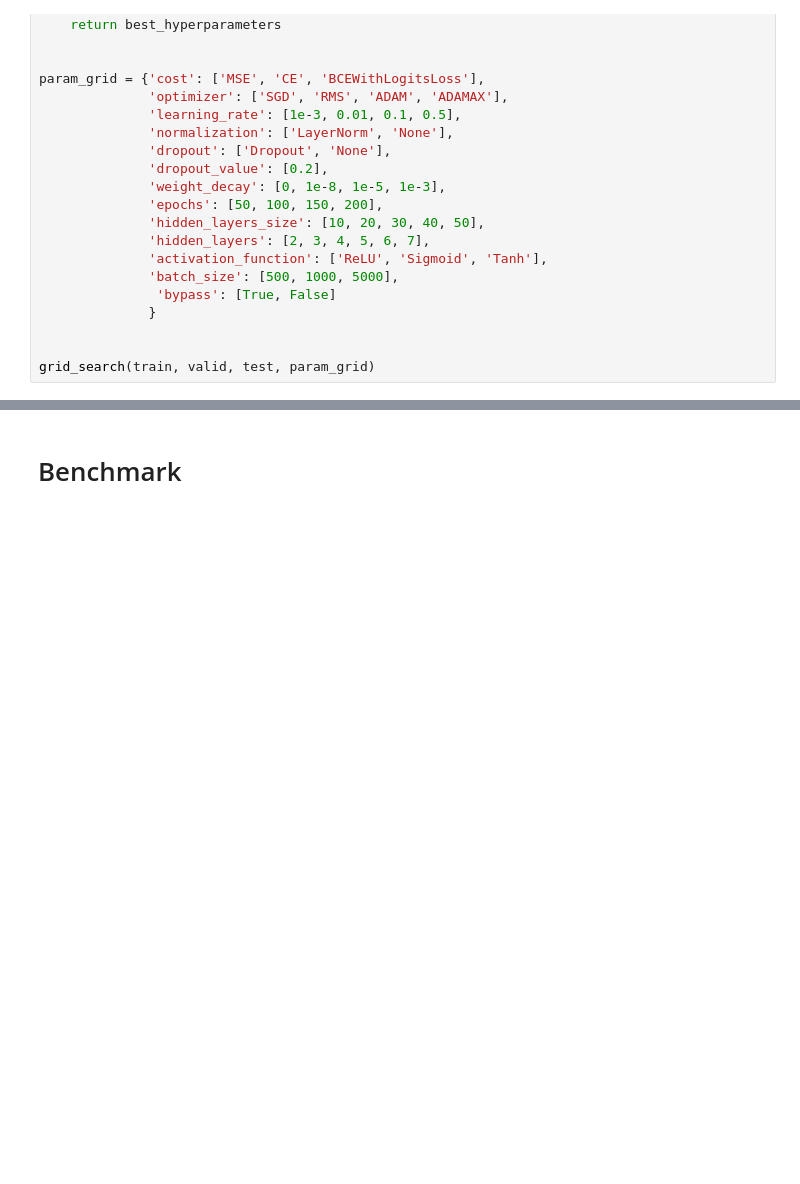
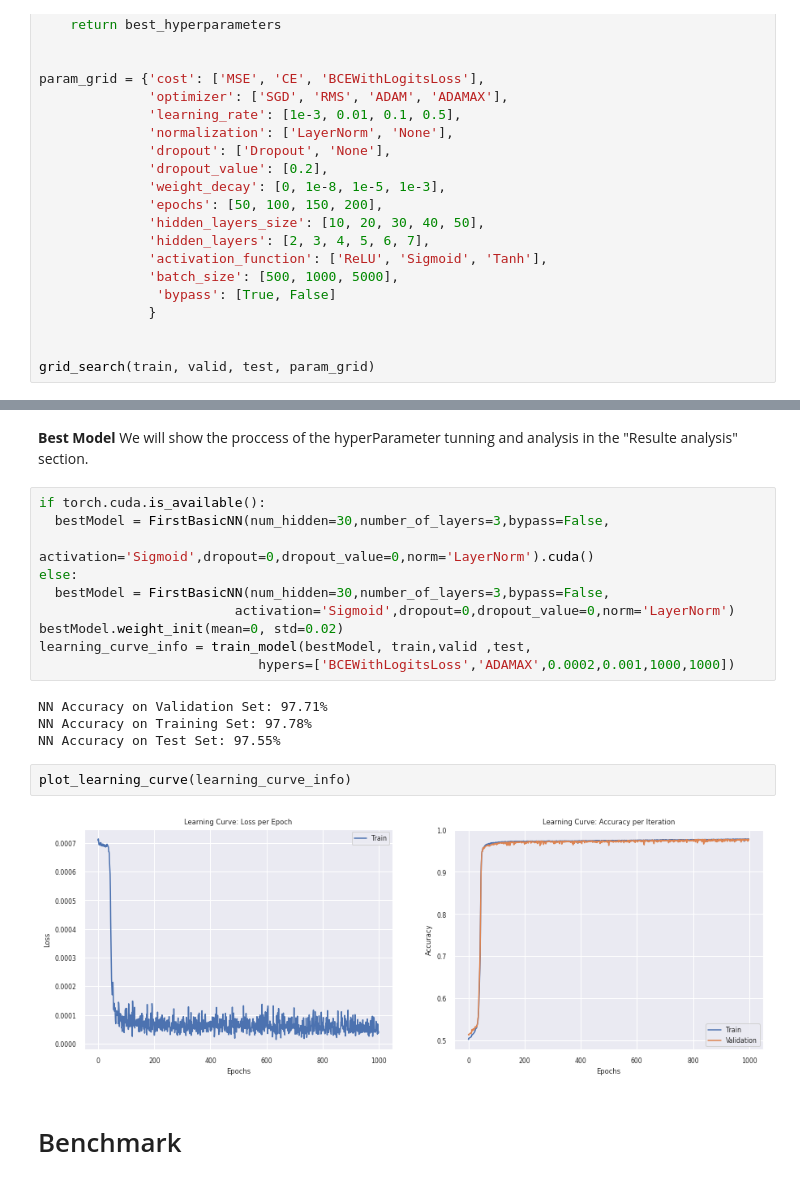
Before and after one commit to tzlilLV97/Deep-Learning-Final-Project, a Jupyter notebook: V2_9.ipynb, the cells around one changed output, grey strips where cells are left out. Saved outputs shown, nothing was run; the diff lists cells and outputs as text; blank space fills up the shorter version.

```diff
--- a/V2_9.ipynb
+++ b/V2_9.ipynb
@@ -816,6 +847,27 @@ param_grid = {'cost': ['MSE', 'CE', 'BCEWithLogitsLoss'],
 grid_search(train, valid, test, param_grid)
 # %% [markdown]
 ![11111111111111111111.png](embedded-picture-1)
+# %% [markdown]
+**Best Model**
+We will show the proccess of the hyperParameter tunning and analysis in the "Resulte analysis" section.
+# %%
+if torch.cuda.is_available():
+  bestModel = FirstBasicNN(num_hidden=30,number_of_layers=3,bypass=False,
+                         activation='Sigmoid',dropout=0,dropout_value=0,norm='LayerNorm').cuda()
+else:
+  bestModel = FirstBasicNN(num_hidden=30,number_of_layers=3,bypass=False,
+                         activation='Sigmoid',dropout=0,dropout_value=0,norm='LayerNorm')
+bestModel.weight_init(mean=0, std=0.02)
+learning_curve_info = train_model(bestModel, train,valid ,test,
+                            hypers=['BCEWithLogitsLoss','ADAMAX',0.0002,0.001,1000,1000])
+# %% [output]
+NN Accuracy on Validation Set: 97.71%
+NN Accuracy on Training Set: 97.78%
+NN Accuracy on Test Set: 97.55%
+# %%
+plot_learning_curve(learning_curve_info)
+# %% [output]
+[figure, added]
 # %% [markdown]
 # Benchmark
 # %% [markdown]
```
Also changed, not shown: parts of 17 cells of this notebook.
